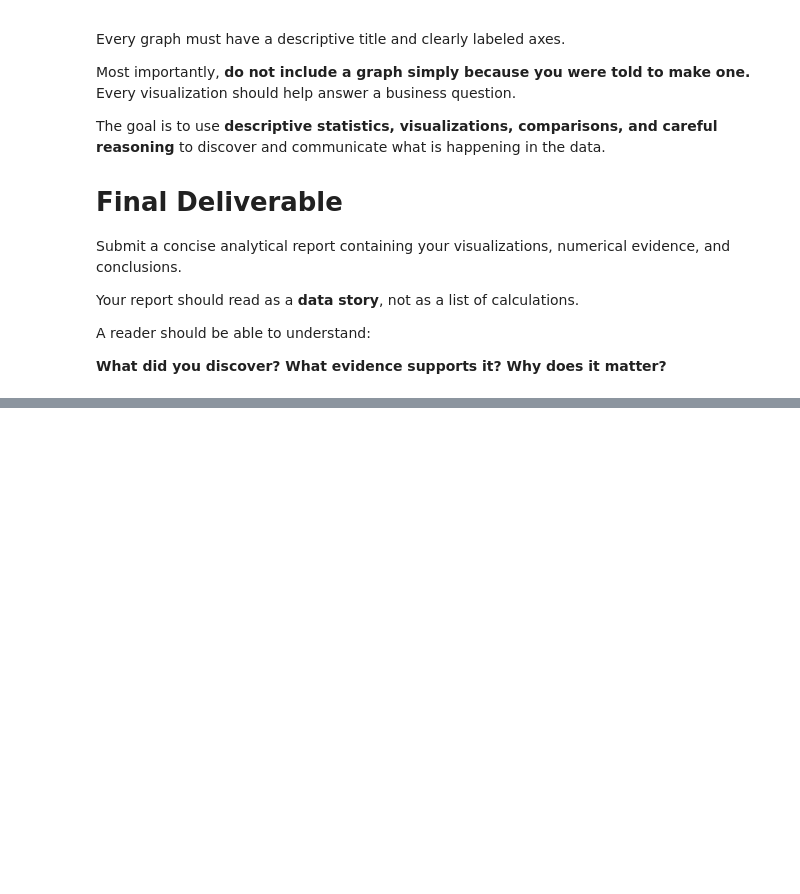
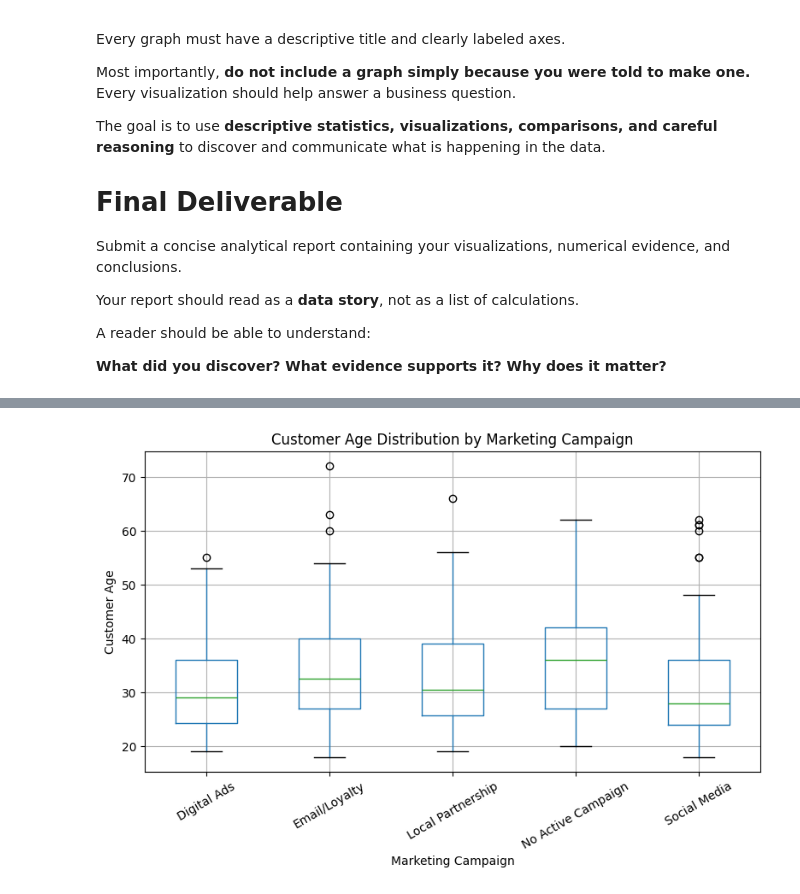
Before and after one commit to mikechechelnitsky-cpu/APStatsDS27, a Jupyter notebook: BlendLab.ipynb, the cells around one changed output, grey strips where cells are left out. Drawn from its saved outputs; the diff is of its cells as text; code cells hidden in the pictures; blank space fills up the shorter version.

```diff
--- a/BlendLab.ipynb
+++ b/BlendLab.ipynb
@@ -206,0 +232,15 @@ df.head()
+# %%
+df.boxplot(
+    column="Customer_Age",
+    by="Marketing_Campaign",
+    figsize=(9, 5),
+    rot=30
+)
+
+plt.title("Customer Age Distribution by Marketing Campaign")
+plt.suptitle("")
+plt.xlabel("Marketing Campaign")
+plt.ylabel("Customer Age")
+plt.show()
+# %% [output]
+[figure, added]
```
Also changed, not shown: parts of 8 cells of this notebook.
